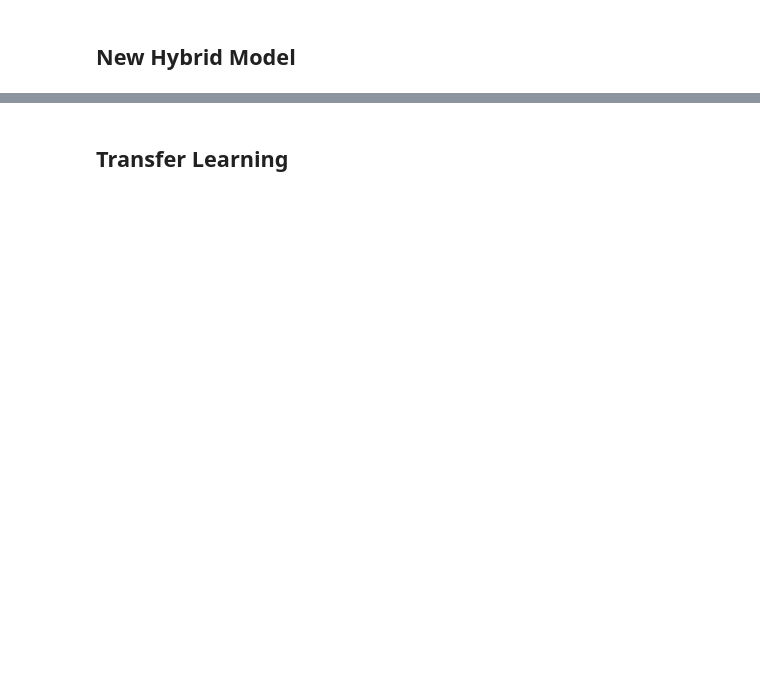
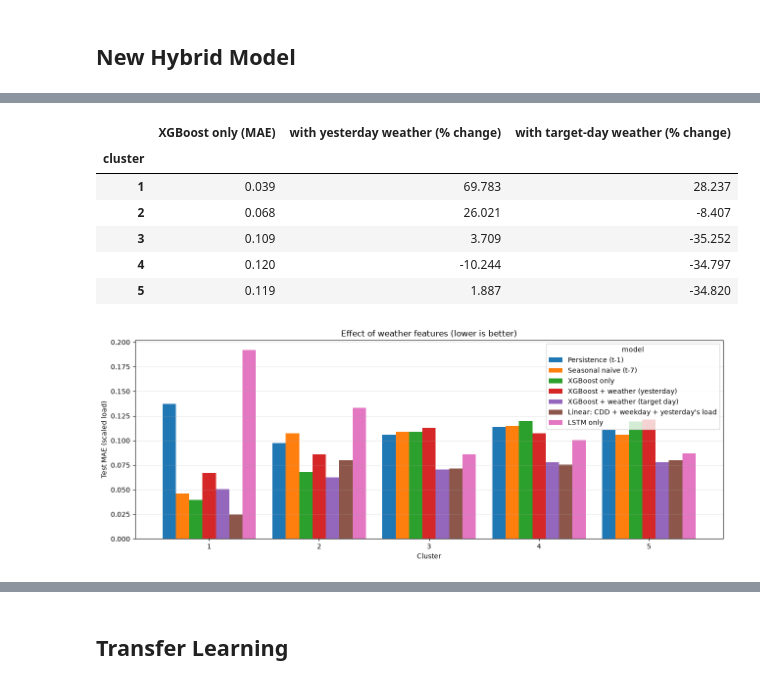
Before and after one commit to nnr2611/Residential-Energy-Forecasting-LSTM-XGBoost-hybrid-model, a Jupyter notebook: IowaState.ipynb, the cells around one changed output, grey strips where cells are left out. Drawn from its saved outputs; the diff is of its cells as text; code cells hidden in the pictures; blank space fills up the shorter version.

```diff
--- a/IowaState.ipynb
+++ b/IowaState.ipynb
@@ -463,0 +634,70 @@ plot_all_cluster_predictions(all_cluster_results)
+# %%
+from sklearn.linear_model import LinearRegression
+
+# Positions of columns inside the tabular feature matrix X: lag_1..lag_7, dow, rolling_mean_3, rolling_std_3
+LAG1_COL = 0
+DOW_COL = window_size
+CDD_COL = WEATHER_COLS.index('cdd')
+
+def weekday_onehot(X):
+    return np.eye(7)[X[:, DOW_COL].astype(int)]
+
+def evaluate_weather_models(trained_models):
+    """Score weather-aware models on the same test days as everything else."""
+    rows = []
+    for cid, models in sorted(trained_models.items()):
+        prep = models['prep']
+        tr, te = prep['idx']['train'], prep['idx']['test']
+        X, y, w_same, w_lag = prep['X'], prep['y'], prep['W_same'], prep['W_lag']
+        dow = weekday_onehot(X)
+        cdd = w_same[:, [CDD_COL]]   # target day's cooling degree days (perfect-forecast assumption)
+
+        variants = {
+            'Linear: weekday only': ('linear', dow),
+            'Linear: CDD + weekday': ('linear', np.column_stack([cdd, dow])),
+            "Linear: CDD + weekday + yesterday's load": ('linear', np.column_stack([cdd, dow, X[:, [LAG1_COL]]])),
+            'XGBoost + weather (yesterday)': ('xgb', np.column_stack([X, w_lag])),
+            'XGBoost + weather (target day)': ('xgb', np.column_stack([X, w_same])),
+        }
+        for name, (kind, F) in variants.items():
+            if kind == 'linear':
+                model = LinearRegression().fit(F[tr], y[tr])
+            else:
+                model = tune_xgboost(F[tr], y[tr], tag=f'cluster {cid}: {name}')
+                model.fit(F[tr], y[tr])
+            s = score(y[te], model.predict(F[te]))
+            rows.append({'cluster': cid, 'model': name, 'MAE': s['mae'], 'RMSE': s['rmse'], 'sMAPE': s['smape']})
+    return pd.DataFrame(rows)
+
+weather_results = evaluate_weather_models(trained_models)
+
+# Every model side by side (test MAE, scaled load; lower is better)
+all_results = pd.concat([baseline_results[['cluster', 'model', 'MAE']], weather_results[['cluster', 'model', 'MAE']]])
+combined_cols = ['Persistence (t-1)', 'Seasonal naive (t-7)', '3-day mean',
+                 'Linear: weekday only', 'Linear: CDD + weekday', "Linear: CDD + weekday + yesterday's load",
+                 'XGBoost only', 'XGBoost + weather (yesterday)', 'XGBoost + weather (target day)',
+                 'LSTM only', 'Hybrid (XGB stacked on LSTM)']
+combined = all_results.pivot(index='cluster', columns='model', values='MAE')[combined_cols]
+combined['best model'] = combined[combined_cols].idxmin(axis=1)
+display(combined.round(4).T)
+
+# What weather adds to XGBoost (negative = weather lowered the error)
+weather_gain = pd.DataFrame({
+    'XGBoost only (MAE)': combined['XGBoost only'],
+    'with yesterday weather (% change)': 100 * (combined['XGBoost + weather (yesterday)'] / combined['XGBoost only'] - 1),
+    'with target-day weather (% change)': 100 * (combined['XGBoost + weather (target day)'] / combined['XGBoost only'] - 1),
+})
+display(weather_gain.round(3))
+
+# Bar chart of the main contenders
+plot_cols = ['Persistence (t-1)', 'Seasonal naive (t-7)', 'XGBoost only', 'XGBoost + weather (yesterday)',
+             'XGBoost + weather (target day)', "Linear: CDD + weekday + yesterday's load", 'LSTM only']
+ax = combined[plot_cols].plot.bar(figsize=(13, 5), width=0.85)
+ax.set_ylabel('Test MAE (scaled load)')
+ax.set_xlabel('Cluster')
+ax.set_title('Effect of weather features (lower is better)')
+ax.grid(axis='y', alpha=0.3)
+plt.xticks(rotation=0)
+plt.tight_layout()
+plt.show()
+# %% [output]
@@ -463,0 +728,8 @@ plot_all_cluster_predictions(all_cluster_results)
+|  | XGBoost only (MAE) | with yesterday weather (% change) | with target-day weather (% change) |
+| cluster |  |  |  |
+| 1 | 0.039 | 69.783 | 28.237 |
+| 2 | 0.068 | 26.021 | -8.407 |
+| 3 | 0.109 | 3.709 | -35.252 |
+| 4 | 0.120 | -10.244 | -34.797 |
+| 5 | 0.119 | 1.887 | -34.820 |
+[figure, added]
```
Also changed, not shown: parts of 21 cells of this notebook, 3 other files.
